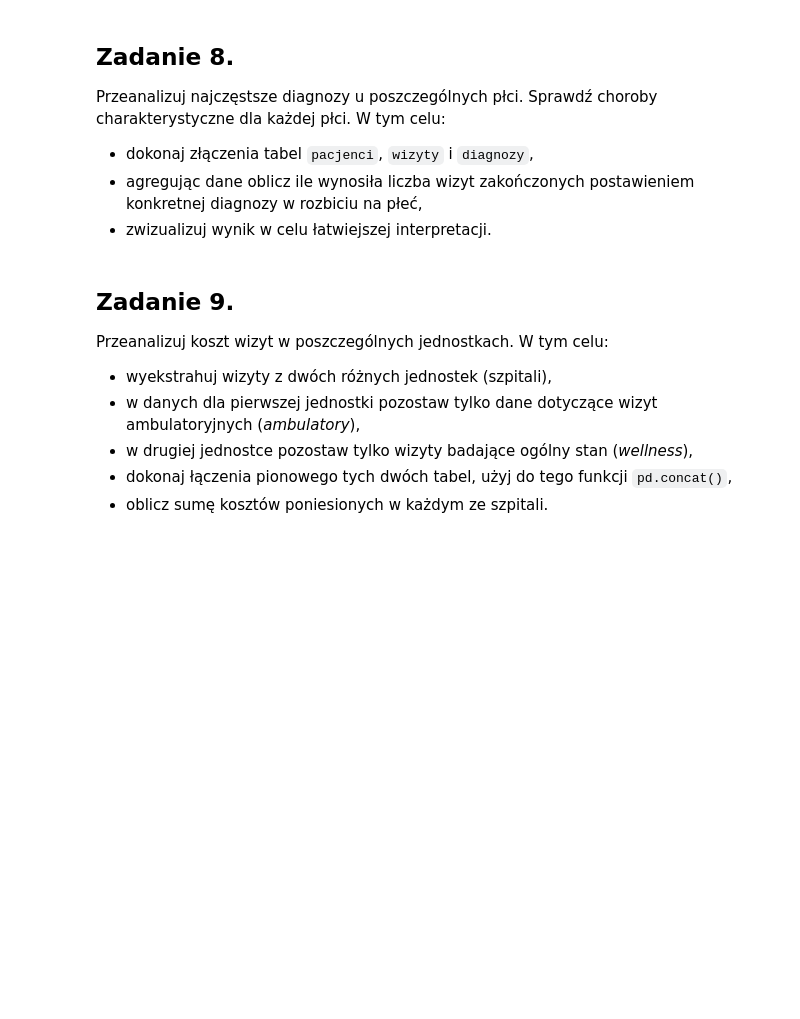
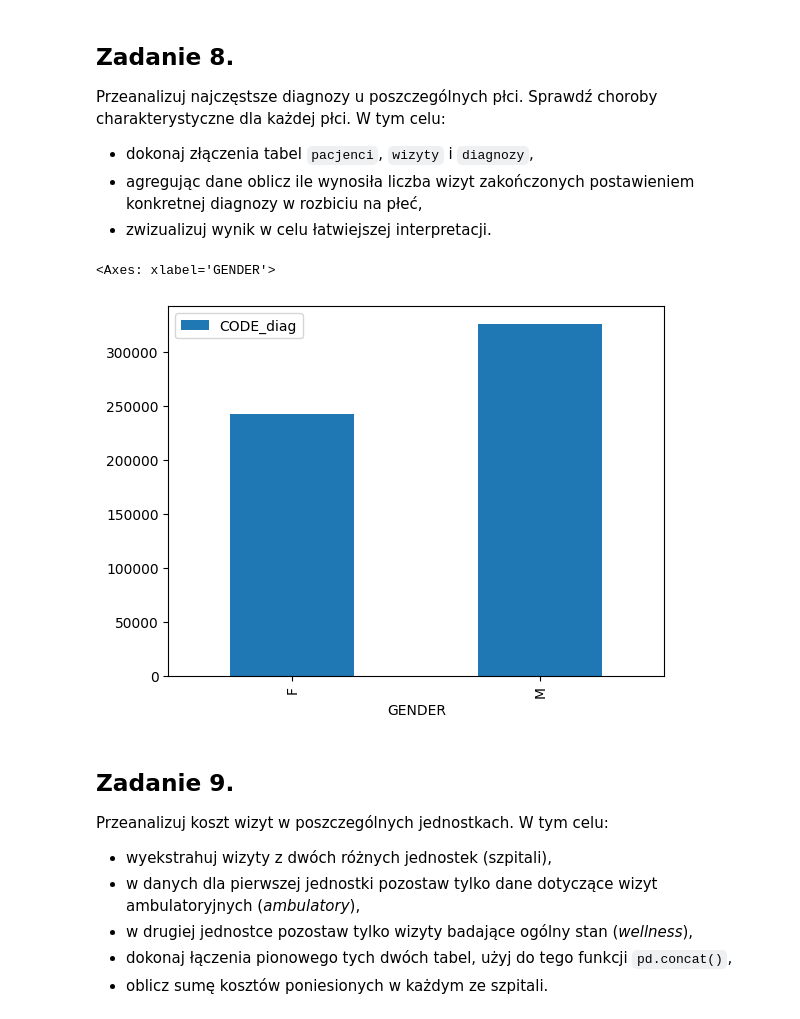
Before and after one commit to ligusoliwia/podstawy_programowania, a Jupyter notebook: moduły python/cwiczenia_3.ipynb, the cells around one changed output. Saved outputs shown, nothing was run; the diff lists cells and outputs as text; code cells hidden in the pictures; blank space fills up the shorter version.

```diff
--- a/moduły python/cwiczenia_3.ipynb
+++ b/moduły python/cwiczenia_3.ipynb
@@ -154,6 +154,13 @@ pvd = pd.merge(pv, diag, left_on="Id_pain", right_on="PATIENT", how="left", suff
 #left i right dopasowuje of boku
 #inner tylko te ktore sie łacza
 #natural polaczenia naturalne (tabele o tych samych nazwach kolumn)
+# %%
+stats = pvd.groupby("GENDER").agg({"CODE_diag": "size"})
+# %%
+stats.plot(kind="bar")
+# %% [output]
+<Axes: xlabel='GENDER'>
+[figure, added]
 # %% [markdown]
 ## Zadanie 9.
 
```
Also changed, not shown: parts of 6 cells of this notebook.
